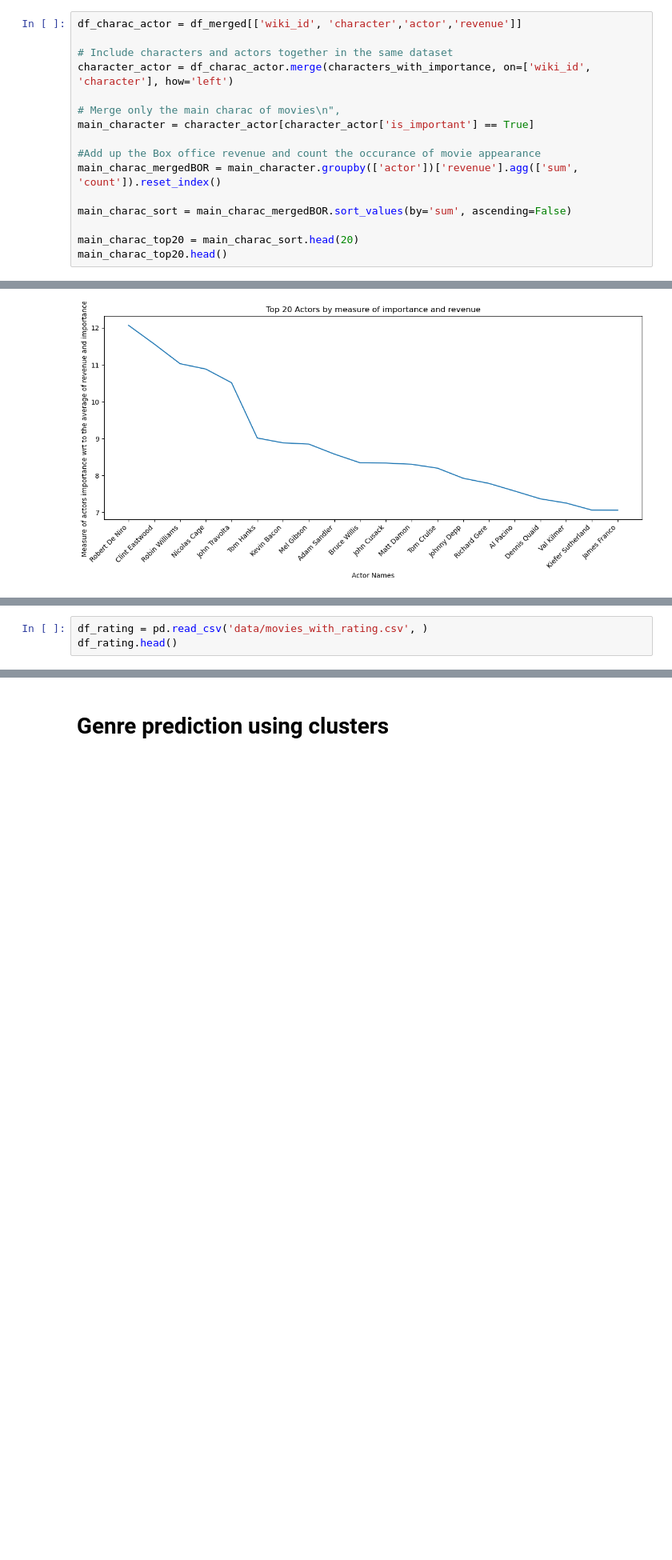
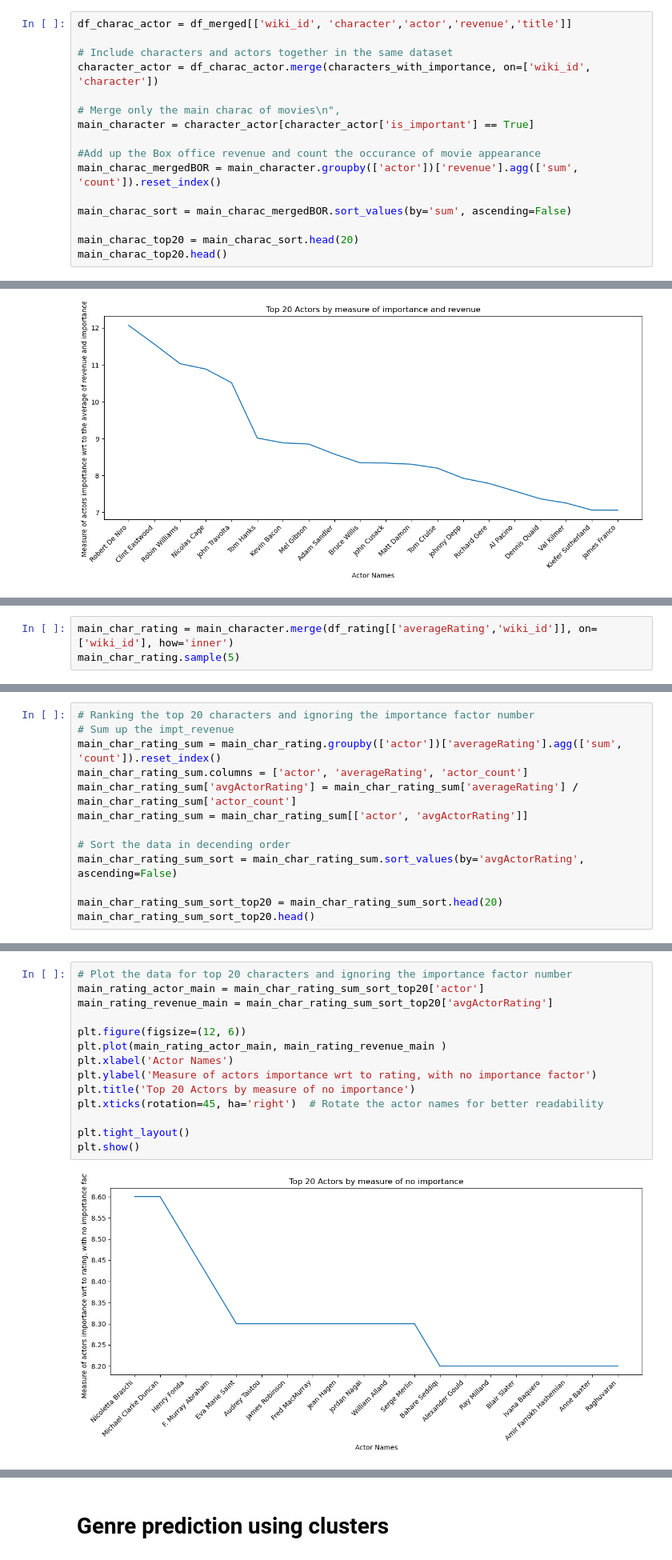
Before and after one commit to epfl-ada/ada-2023-project-perrysplatypuses, a Jupyter notebook: milestone_p2.ipynb, the cells around one changed output, grey strips where cells are left out. Shown at 80% size. Drawn from its saved outputs; the diff is of its cells as text; blank space fills up the shorter version.

Commit message:
Plot for ratings and include interactive plot for genre changes over the years

```diff
--- a/milestone_p2.ipynb
+++ b/milestone_p2.ipynb
@@ -199,8 +234,8 @@ See the caveats in the documentation: https://pandas.pydata.org/pandas-docs/stab
 # %%
-df_charac_actor = df_merged[['wiki_id', 'character','actor','revenue']]
+df_charac_actor = df_merged[['wiki_id', 'character','actor','revenue','title']]
 
 # Include characters and actors together in the same dataset
-character_actor = df_charac_actor.merge(characters_with_importance, on=['wiki_id', 'character'], how='left')
+character_actor = df_charac_actor.merge(characters_with_importance, on=['wiki_id', 'character'])
 
 # Merge only the main charac of movies\n",
 main_character = character_actor[character_actor['is_important'] == True]
@@ -608,3 +650,0 @@ plt.show()
-# %%
-df_rating = pd.read_csv('data/movies_with_rating.csv', )
-df_rating.head()
@@ -619,0 +653,3 @@ df_rating.head()
+# %%
+main_char_rating = main_character.merge(df_rating[['averageRating','wiki_id']], on=['wiki_id'], how='inner')
+main_char_rating.sample(5)
@@ -619,0 +663,13 @@ df_rating.head()
+# %%
+# Ranking the top 20 characters and ignoring the importance factor number
+# Sum up the impt_revenue
+main_char_rating_sum = main_char_rating.groupby(['actor'])['averageRating'].agg(['sum', 'count']).reset_index()
+main_char_rating_sum.columns = ['actor', 'averageRating', 'actor_count']
+main_char_rating_sum['avgActorRating'] = main_char_rating_sum['averageRating'] / main_char_rating_sum['actor_count']
+main_char_rating_sum = main_char_rating_sum[['actor', 'avgActorRating']]
+
+# Sort the data in decending order
+main_char_rating_sum_sort = main_char_rating_sum.sort_values(by='avgActorRating', ascending=False)
+
+main_char_rating_sum_sort_top20 = main_char_rating_sum_sort.head(20)
+main_char_rating_sum_sort_top20.head()
@@ -619,0 +700,16 @@ df_rating.head()
+# %%
+# Plot the data for top 20 characters and ignoring the importance factor number
+main_rating_actor_main = main_char_rating_sum_sort_top20['actor']
+main_rating_revenue_main = main_char_rating_sum_sort_top20['avgActorRating']
+
+plt.figure(figsize=(12, 6))
+plt.plot(main_rating_actor_main, main_rating_revenue_main )
+plt.xlabel('Actor Names')
+plt.ylabel('Measure of actors importance wrt to rating, with no importance factor')
+plt.title('Top 20 Actors by measure of no importance')
+plt.xticks(rotation=45, ha='right')  # Rotate the actor names for better readability
+
+plt.tight_layout()
+plt.show()
+# %% [output]
+[figure, added]
```
Also changed, not shown: parts of 18 cells of this notebook.
